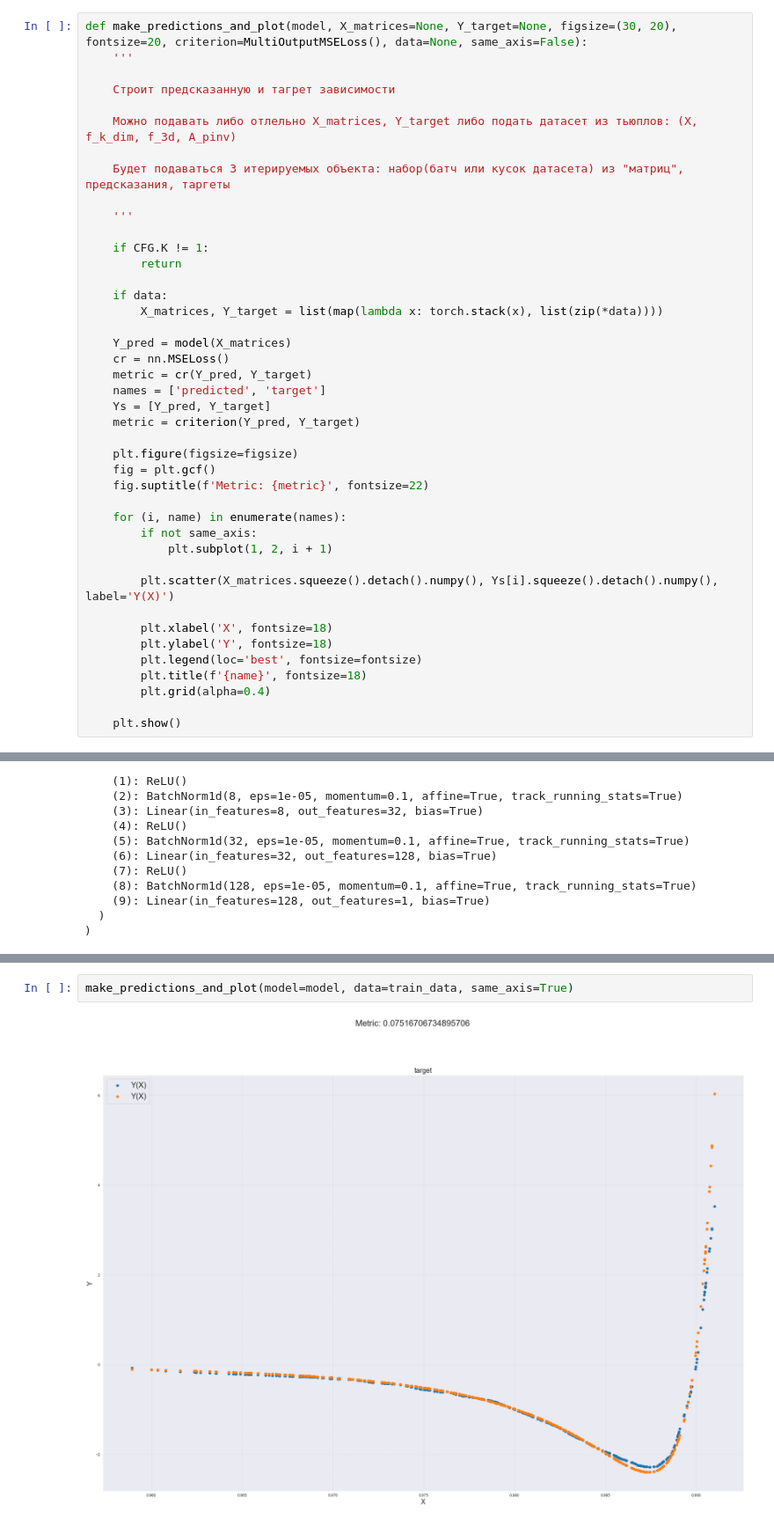
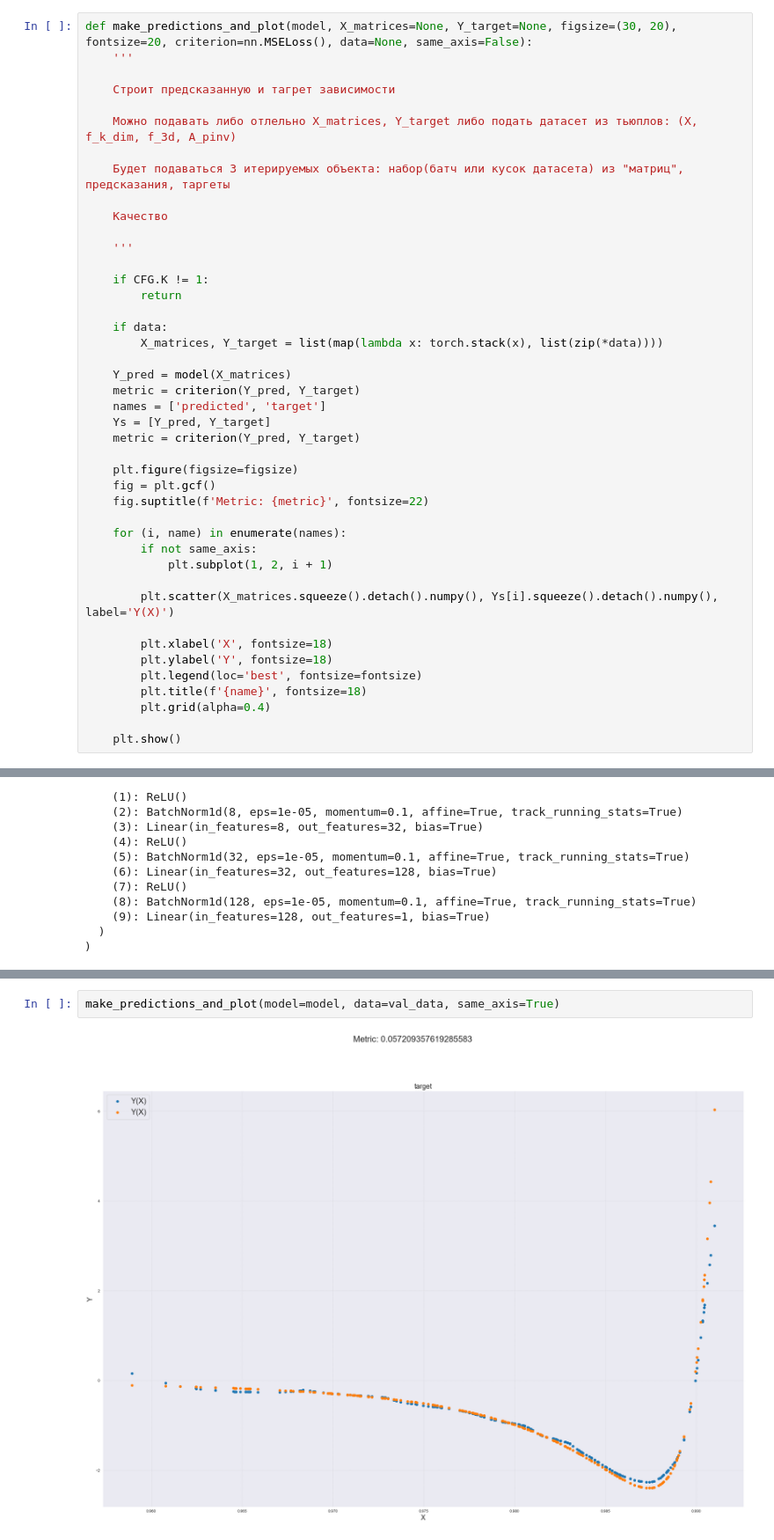
Before and after one commit to Alphonsce/Machine-learning-for-MD-project, a Jupyter notebook: network_testing.ipynb, the cells around one changed output, grey strips where cells are left out. Shown at 88% size. Saved outputs shown, nothing was run; the diff lists cells and outputs as text.

```diff
--- a/network_testing.ipynb
+++ b/network_testing.ipynb
@@ -112,5 +114,5 @@ def plot_k_dim_f_norm_from_x_norm(data_sample, figsize=(15, 10), fontsize=18):
 # %%
-def make_predictions_and_plot(model, X_matrices=None, Y_target=None, figsize=(30, 20), fontsize=20, criterion=MultiOutputMSELoss(), data=None, same_axis=False):
+def make_predictions_and_plot(model, X_matrices=None, Y_target=None, figsize=(30, 20), fontsize=20, criterion=nn.MSELoss(), data=None, same_axis=False):
     '''
 
     Строит предсказанную и тагрет зависимости
@@ -118,6 +120,8 @@ def make_predictions_and_plot(model, X_matrices=None, Y_target=None, figsize=(30
     Можно подавать либо отлельно X_matrices, Y_target либо подать датасет из тьюплов: (X, f_k_dim, f_3d, A_pinv)
 
     Будет подаваться 3 итерируемых объекта: набор(батч или кусок датасета) из "матриц", предсказания, таргеты
+
+    Качество
 
     '''
 
@@ -128,8 +132,7 @@ def make_predictions_and_plot(model, X_matrices=None, Y_target=None, figsize=(30
         X_matrices, Y_target = list(map(lambda x: torch.stack(x), list(zip(*data))))
 
     Y_pred = model(X_matrices)
-    cr = nn.MSELoss()
-    metric = cr(Y_pred, Y_target)
+    metric = criterion(Y_pred, Y_target)
     names = ['predicted', 'target']
     Ys = [Y_pred, Y_target]
     metric = criterion(Y_pred, Y_target)
@@ -525,4 +503,4 @@ Epoch 050 train_loss: 0.1221 val_loss 0.0580
 # %%
-make_predictions_and_plot(model=model, data=train_data, same_axis=True)
+make_predictions_and_plot(model=model, data=val_data, same_axis=True)
 # %% [output]
-[figure, old version]
+[figure, new version]
```
Also changed, not shown: parts of 7 cells of this notebook.
